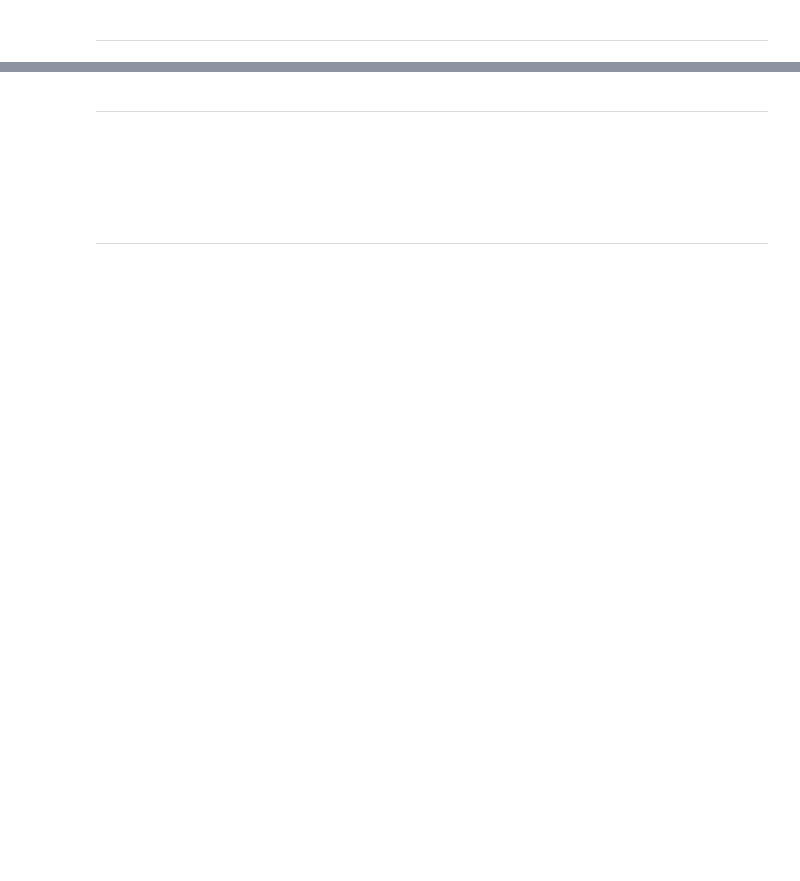
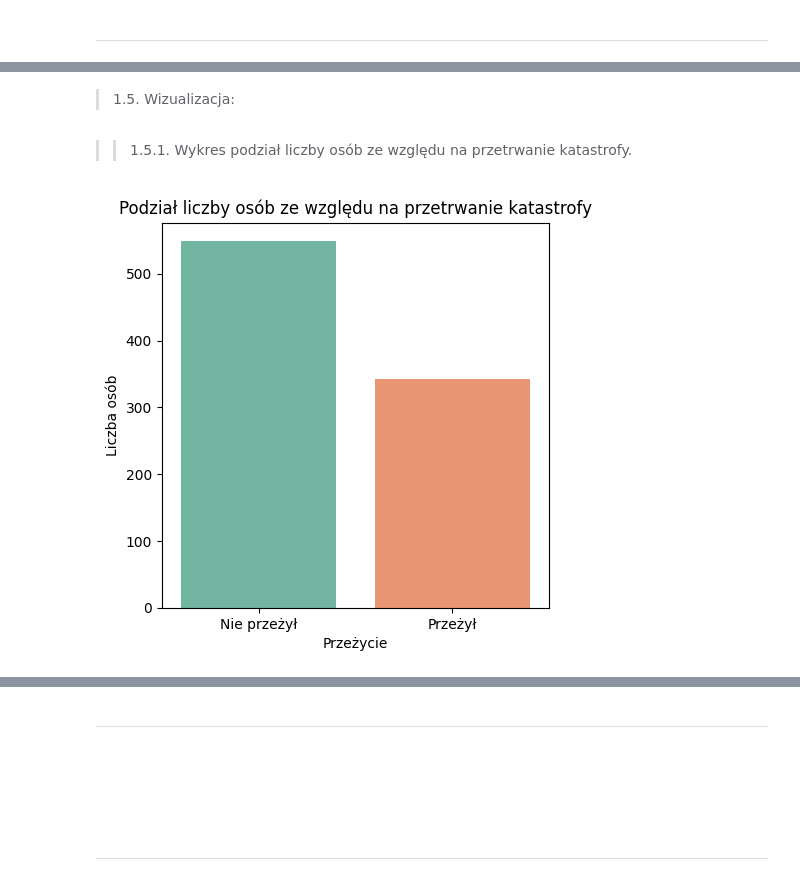
Before and after one commit to FilipTwardawa/AI_Projects_In_Polish, a Jupyter notebook: Twardawa_Filip_ML.ipynb, the cells around one changed output, grey strips where cells are left out. Drawn from its saved outputs; the diff is of its cells as text; code cells hidden in the pictures; blank space fills up the shorter version.

```diff
--- a/Twardawa_Filip_ML.ipynb
+++ b/Twardawa_Filip_ML.ipynb
@@ -130,8 +85,0 @@ memory usage: 55.5 KB
-# %%
-fig, ax = plt.subplots(ncols = 13, figsize=(24,16))
-plt.subplots_adjust(wspace = 3)
-sns.set_palette("PRGn")
-for i in range(0,13):
-    s = sns.boxplot(ax = ax[i], data = df[df.columns[i]])
-    #s = sns.boxplot(ax = ax[i], data = df[df.columns[i]], showfliers = False)
-plt.show()
@@ -251,0 +122,14 @@ Name: MEDV, Length: 506, dtype: float64
+# %% [markdown]
+>1.5. Wizualizacja:
+# %% [markdown]
+>>1.5.1. Wykres podział liczby osób ze względu na przetrwanie katastrofy.
+# %%
+plt.figure(figsize=(5,5))
+sns.countplot(x='Survived',hue='Survived', data=df ,palette='Set2', legend=False)
+plt.title('Podział liczby osób ze względu na przetrwanie katastrofy')
+plt.xticks([0, 1], ['Nie przeżył', 'Przeżył'])
+plt.xlabel('Przeżycie')
+plt.ylabel('Liczba osób')
+plt.show()
+# %% [output]
+[figure, added]
```
Also changed, not shown: parts of 198 cells of this notebook, 2 other files.
